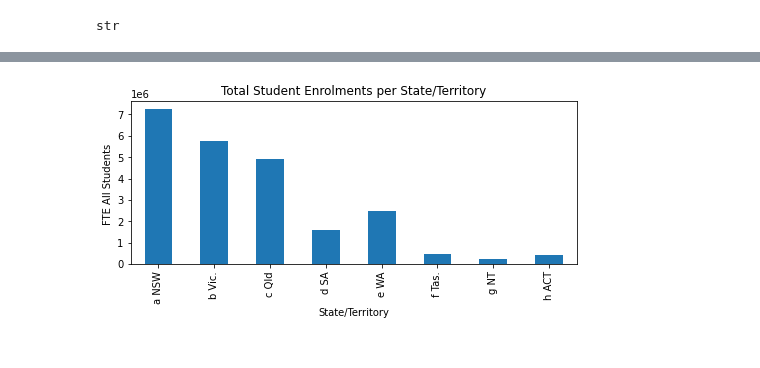
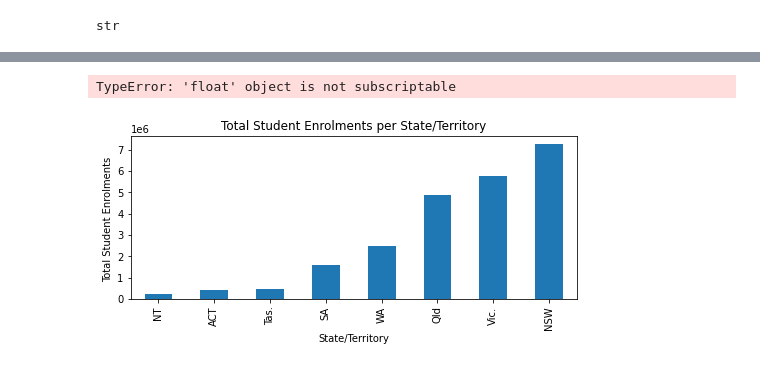
Before and after one commit to Jasjeet2021/Project-1, a Jupyter notebook: code.ipynb, the cells around one changed output, grey strips where cells are left out. Saved outputs shown, nothing was run; the diff lists cells and outputs as text; code cells hidden in the pictures.

```diff
--- a/code.ipynb
+++ b/code.ipynb
@@ -288,0 +300,6 @@ x.reset_index()
+# %%
+Sum_of_all_enrolments = u["FTE All Students "].sum()
+percent = x["FTE All Students "]/Sum_of_all_enrolments*100
+percent
+# %% [output]
+TypeError: 'float' object is not subscriptable
@@ -289,8 +311,14 @@ x.reset_index()
+# %%
+Group_by_last_five_years = Last_five_years_data_df.groupby(['State/Territory'])
+Group_by_last_five_years.count().head(10)
+x = Group_by_last_five_years['FTE All Students '].sum()
+x.reset_index()
+h = x.sort_values()
 # %%
-bar_plot = x.plot (kind = "bar", figsize=(8,3))
+bar_plot = h.plot (kind = "bar", figsize=(8,3))
 plt.title('Total Student Enrolments per State/Territory')
 plt.xlabel('State/Territory')
-plt.ylabel('FTE All Students ')
+plt.ylabel('Total Student Enrolments ')
 plt.show()
 # %% [output]
-[figure, old version]
+[figure, new version]
```
Also changed, not shown: parts of 39 cells of this notebook, 1 other file.
